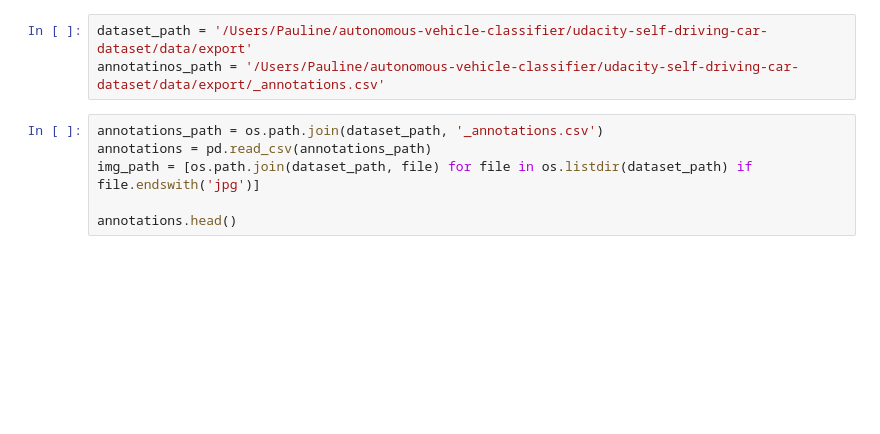
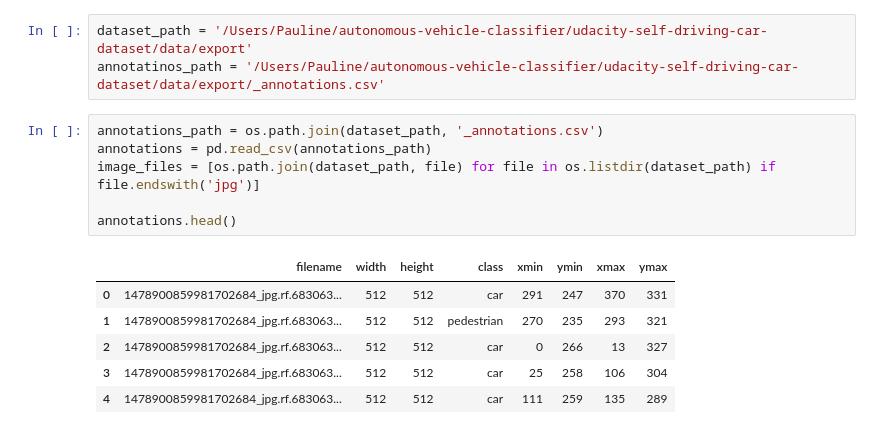
Before and after one commit to maiapiechocki/autonomous-vehicle-classifier, a Jupyter notebook: mainNB.ipynb, the cells around one changed output. Saved outputs shown, nothing was run; the diff lists cells and outputs as text; blank space fills up the shorter version.

```diff
--- a/mainNB.ipynb
+++ b/mainNB.ipynb
@@ -16,8 +37,15 @@ annotatinos_path = '/Users/Pauline/autonomous-vehicle-classifier/udacity-self-dr
 # %%
 annotations_path = os.path.join(dataset_path, '_annotations.csv')
 annotations = pd.read_csv(annotations_path)
-img_path = [os.path.join(dataset_path, file) for file in os.listdir(dataset_path) if file.endswith('jpg')]
+image_files = [os.path.join(dataset_path, file) for file in os.listdir(dataset_path) if file.endswith('jpg')]
 
 annotations.head()
+# %% [output]
+|  | filename | width | height | class | xmin | ymin | xmax | ymax |
+| 0 | 1478900859981702684_jpg.rf.683063... | 512 | 512 | car | 291 | 247 | 370 | 331 |
+| 1 | 1478900859981702684_jpg.rf.683063... | 512 | 512 | pedestrian | 270 | 235 | 293 | 321 |
+| 2 | 1478900859981702684_jpg.rf.683063... | 512 | 512 | car | 0 | 266 | 13 | 327 |
+| 3 | 1478900859981702684_jpg.rf.683063... | 512 | 512 | car | 25 | 258 | 106 | 304 |
+| 4 | 1478900859981702684_jpg.rf.683063... | 512 | 512 | car | 111 | 259 | 135 | 289 |
 # %%
 for i in range (3):
```
Also changed, not shown: parts of 9 cells of this notebook.
